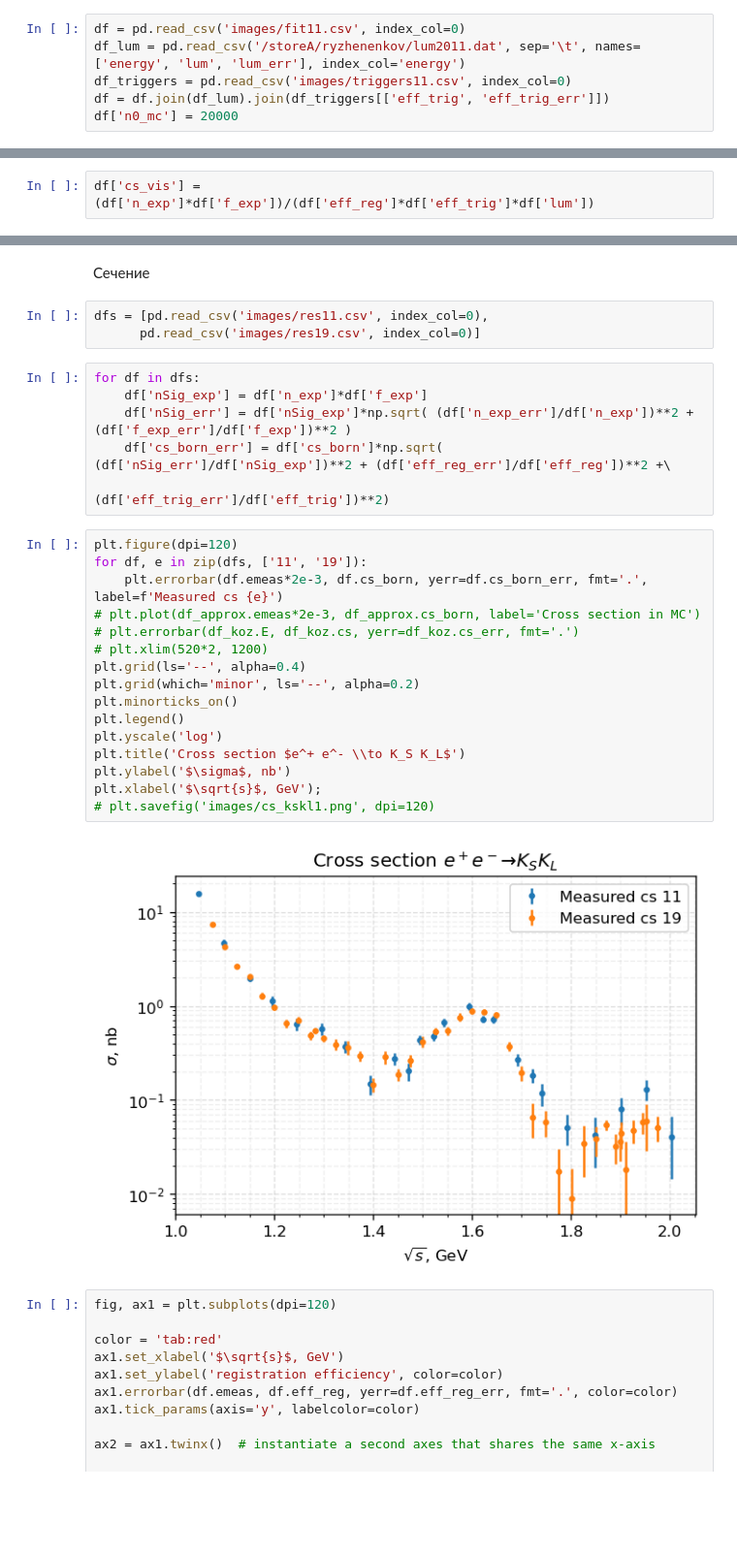
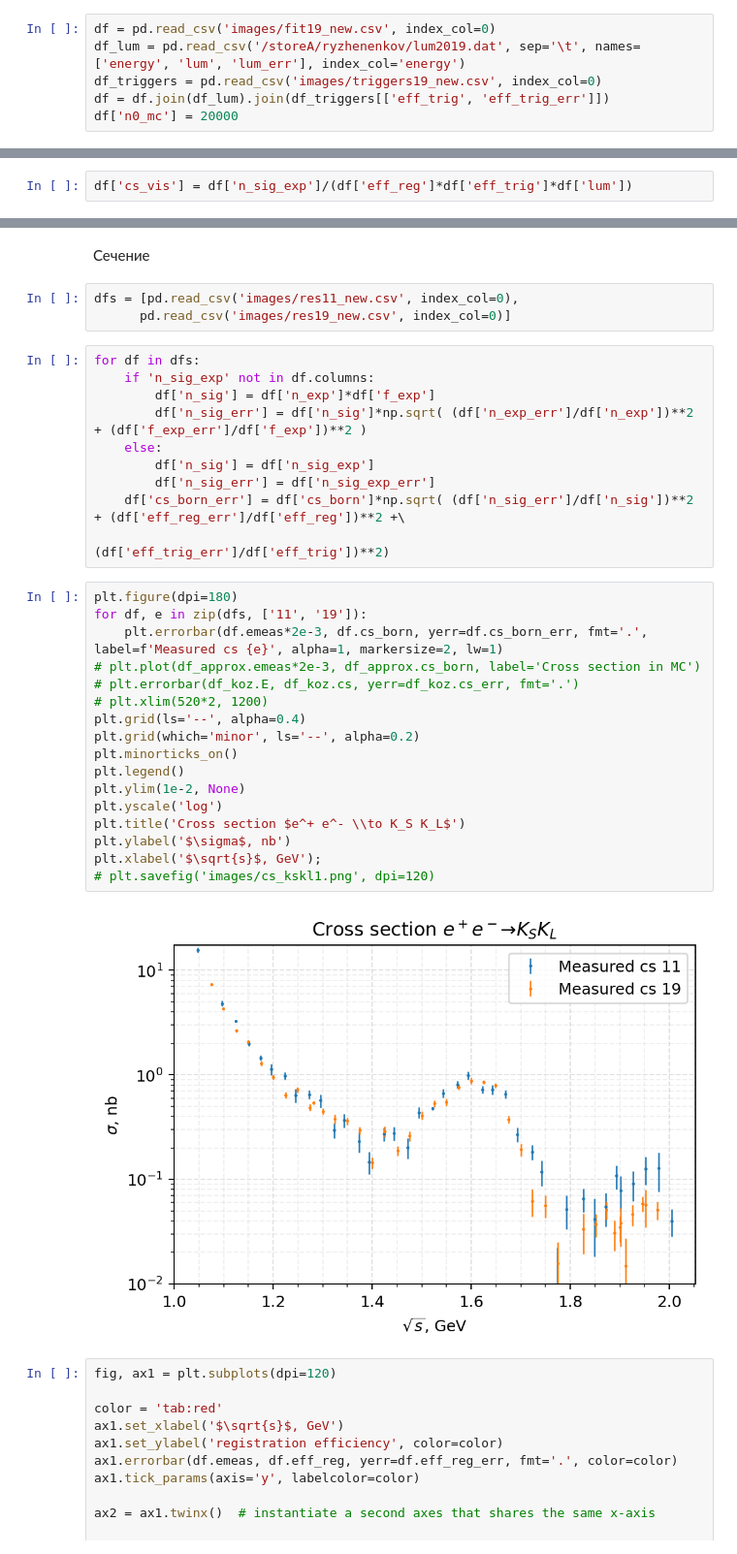
Before and after one commit to nikita-p/kskl20, a Jupyter notebook: notebooks/04. Calc crosses.ipynb, the cells around one changed output, grey strips where cells are left out. Shown at 97% size. Saved outputs shown, nothing was run; the diff lists cells and outputs as text; blank space fills up the shorter version.

```diff
--- a/notebooks/04. Calc crosses.ipynb
+++ b/notebooks/04. Calc crosses.ipynb
@@ -5,8 +5,8 @@ import matplotlib.pyplot as plt
 
 %matplotlib inline
 # %%
-df = pd.read_csv('images/fit11.csv', index_col=0)
-df_lum = pd.read_csv('/storeA/ryzhenenkov/lum2011.dat', sep='\t', names=['energy', 'lum', 'lum_err'], index_col='energy')
-df_triggers = pd.read_csv('images/triggers11.csv', index_col=0)
+df = pd.read_csv('images/fit19_new.csv', index_col=0)
+df_lum = pd.read_csv('/storeA/ryzhenenkov/lum2019.dat', sep='\t', names=['energy', 'lum', 'lum_err'], index_col='energy')
+df_triggers = pd.read_csv('images/triggers19_new.csv', index_col=0)
 df = df.join(df_lum).join(df_triggers[['eff_trig', 'eff_trig_err']])
 df['n0_mc'] = 20000
@@ -15,5 +25,5 @@ df['eff_reg'], df['eff_reg_err'] = df['n_mc']/df['n0_mc'], df['n_mc_err']/df['n0
 # %%
-df['cs_vis'] = (df['n_exp']*df['f_exp'])/(df['eff_reg']*df['eff_trig']*df['lum'])
+df['cs_vis'] = df['n_sig_exp']/(df['eff_reg']*df['eff_trig']*df['lum'])
 # %%
 df_koz = pd.read_csv('images/kozyrev.txt')
 df_koz['emeas'] = df_koz['E']/2
@@ -141,32 +135,37 @@ plt.yscale('log')
 # %% [markdown]
 Сечение
 # %%
-dfs = [pd.read_csv('images/res11.csv', index_col=0),
-      pd.read_csv('images/res19.csv', index_col=0)]
+dfs = [pd.read_csv('images/res11_new.csv', index_col=0),
+      pd.read_csv('images/res19_new.csv', index_col=0)]
 # %%
 for df in dfs:
-    df['nSig_exp'] = df['n_exp']*df['f_exp']
-    df['nSig_err'] = df['nSig_exp']*np.sqrt( (df['n_exp_err']/df['n_exp'])**2 + (df['f_exp_err']/df['f_exp'])**2 )
-    df['cs_born_err'] = df['cs_born']*np.sqrt( (df['nSig_err']/df['nSig_exp'])**2 + (df['eff_reg_err']/df['eff_reg'])**2 +\
+    if 'n_sig_exp' not in df.columns:
+        df['n_sig'] = df['n_exp']*df['f_exp']
+        df['n_sig_err'] = df['n_sig']*np.sqrt( (df['n_exp_err']/df['n_exp'])**2 + (df['f_exp_err']/df['f_exp'])**2 )
+    else:
+        df['n_sig'] = df['n_sig_exp']
+        df['n_sig_err'] = df['n_sig_exp_err']
+    df['cs_born_err'] = df['cs_born']*np.sqrt( (df['n_sig_err']/df['n_sig'])**2 + (df['eff_reg_err']/df['eff_reg'])**2 +\
                                              (df['eff_trig_err']/df['eff_trig'])**2)
 # %%
-plt.figure(dpi=120)
+plt.figure(dpi=180)
 for df, e in zip(dfs, ['11', '19']):
-    plt.errorbar(df.emeas*2e-3, df.cs_born, yerr=df.cs_born_err, fmt='.', label=f'Measured cs {e}')
+    plt.errorbar(df.emeas*2e-3, df.cs_born, yerr=df.cs_born_err, fmt='.', label=f'Measured cs {e}', alpha=1, markersize=2, lw=1)
 # plt.plot(df_approx.emeas*2e-3, df_approx.cs_born, label='Cross section in MC')
 # plt.errorbar(df_koz.E, df_koz.cs, yerr=df_koz.cs_err, fmt='.')
 # plt.xlim(520*2, 1200)
 plt.grid(ls='--', alpha=0.4)
 plt.grid(which='minor', ls='--', alpha=0.2)
 plt.minorticks_on()
 plt.legend()
+plt.ylim(1e-2, None)
 plt.yscale('log')
 plt.title('Cross section $e^+ e^- \\to K_S K_L$')
 plt.ylabel('$\sigma$, nb')
 plt.xlabel('$\sqrt{s}$, GeV');
 # plt.savefig('images/cs_kskl1.png', dpi=120)
 # %% [output]
-[figure, old version]
+[figure, new version]
 # %%
 fig, ax1 = plt.subplots(dpi=120)
 
```
Also changed, not shown: parts of 11 cells of this notebook, 8 other files.
